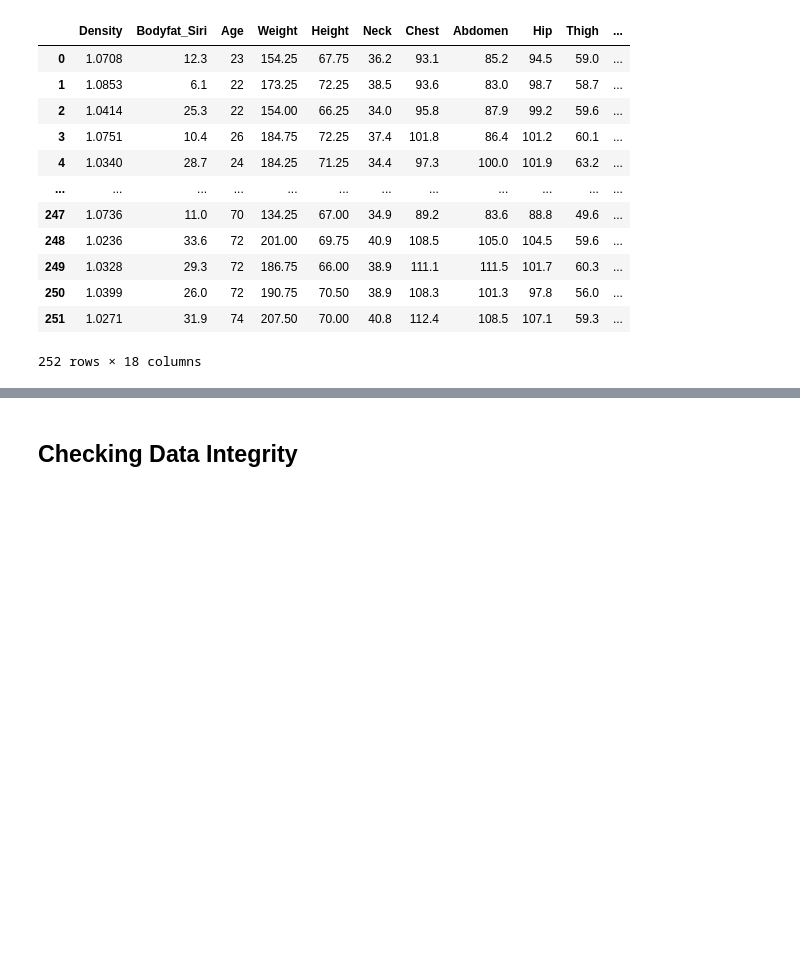
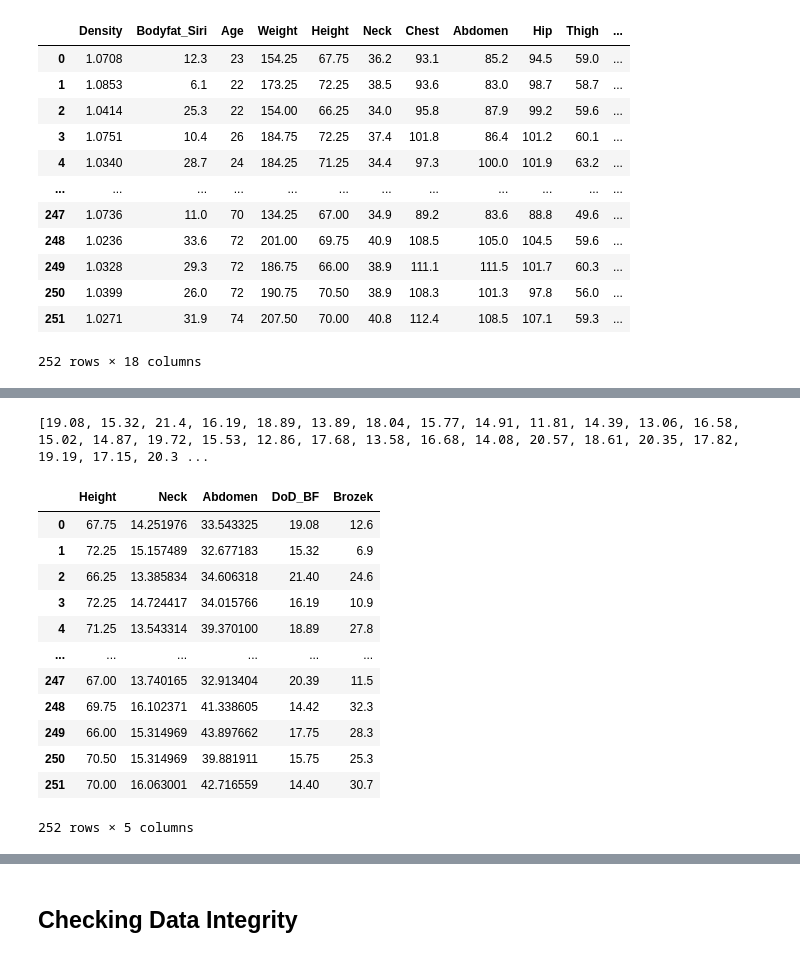
Before and after one commit to Thegreatesthumphrey/Prediction-Model-for-Total-Body-Fat-in-Adult-Men, a Jupyter notebook: Data Set Analysis.ipynb, the cells around one changed output, grey strips where cells are left out. Drawn from its saved outputs; the diff is of its cells as text; code cells hidden in the pictures; blank space fills up the shorter version.

```diff
--- a/Data Set Analysis.ipynb
+++ b/Data Set Analysis.ipynb
@@ -85,0 +85,38 @@ Name: Hip, Length: 252, dtype: float64
+# %%
+#Using the DoD formula against all samples to create a list of body fat percentages and then adding it as a column to df3
+
+bf = []
+ans1 = []
+ans2 = []
+
+for x in df3['Height']:
+    ans2.append(np.log10(x))
+
+for x in df3['Abdomen']:
+    for y in df3['Neck']:
+        ans1.append(np.log10(x-y))
+
+answers = zip(ans1, ans2)
+
+for x, y in answers:
+    bf.append(round(86.010 * x - 70.041 * y + 36.76, 2))
+print(bf)
+
+df3['DoD_BF'] = bf
+df3['Brozek'] = df['Bodyfat_Brozek']
+df3
+# %% [output]
+[19.08, 15.32, 21.4, 16.19, 18.89, 13.89, 18.04, 15.77, 14.91, 11.81, 14.39, 13.06, 16.58, 15.02, 14.87, 19.72, 15.53, 12.86, 17.68, 13.58, 16.68, 14.08, 20.57, 18.61, 20.35, 17.82, 19.19, 17.15, 20.3 ...
+|  | Height | Neck | Abdomen | DoD_BF | Brozek |
+| 0 | 67.75 | 14.251976 | 33.543325 | 19.08 | 12.6 |
+| 1 | 72.25 | 15.157489 | 32.677183 | 15.32 | 6.9 |
+| 2 | 66.25 | 13.385834 | 34.606318 | 21.40 | 24.6 |
+| 3 | 72.25 | 14.724417 | 34.015766 | 16.19 | 10.9 |
+| 4 | 71.25 | 13.543314 | 39.370100 | 18.89 | 27.8 |
+| ... | ... | ... | ... | ... | ... |
+| 247 | 67.00 | 13.740165 | 32.913404 | 20.39 | 11.5 |
+| 248 | 69.75 | 16.102371 | 41.338605 | 14.42 | 32.3 |
+| 249 | 66.00 | 15.314969 | 43.897662 | 17.75 | 28.3 |
+| 250 | 70.50 | 15.314969 | 39.881911 | 15.75 | 25.3 |
+| 251 | 70.00 | 16.063001 | 42.716559 | 14.40 | 30.7 |
+252 rows × 5 columns
```
Also changed, not shown: parts of 18 cells of this notebook.
